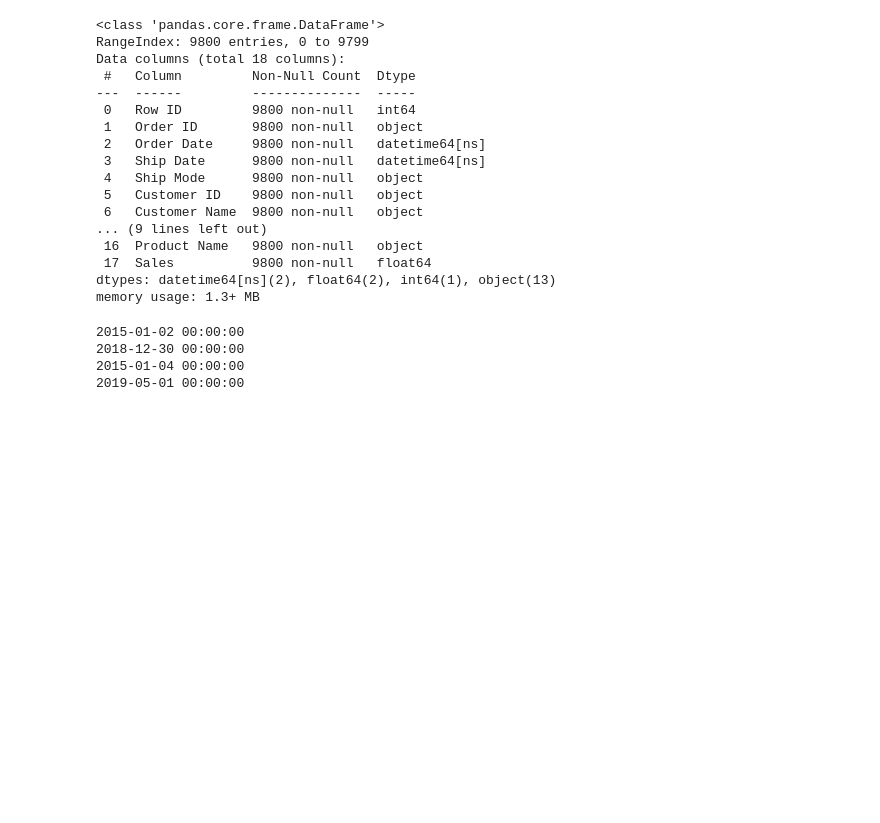
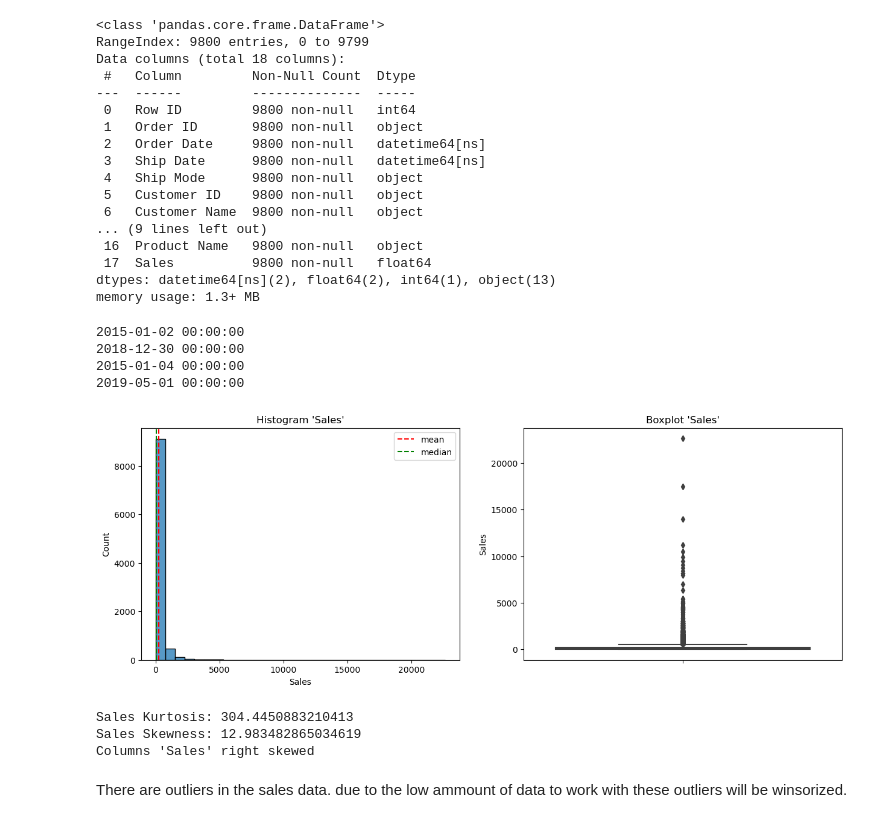
Before and after one commit to FerryMS/Sales_Projection, a Jupyter notebook: SuperstoreAnalysis.ipynb, the cells around one changed output. Cells and saved outputs as stored; diff of their text form; code cells hidden in the pictures; blank space fills up the shorter version.

```diff
--- a/SuperstoreAnalysis.ipynb
+++ b/SuperstoreAnalysis.ipynb
@@ -110,3 +111,40 @@ print(df['Ship Date'].max())
 2018-12-30 00:00:00
 2015-01-04 00:00:00
 2019-05-01 00:00:00
+# %%
+# defining plot function
+def plot_dist(df, col):
+    fig, axes = plt.subplots(ncols = 2, figsize = (15, 5))
+
+    # histogram
+    sns.histplot(df[col],ax = axes[0], bins=30)
+    axes[0].set_title(f"Histogram '{col}'")
+    axes[0].axvline(df[col].mean(), color = 'red', linestyle = 'dashed', label = 'mean')
+    axes[0].axvline(df[col].median(), color = 'green', linestyle = 'dashed', label = 'median')
+    axes[0].legend()
+
+    # boxplot
+    sns.boxplot(y=df[col], ax =  axes[1])
+    axes[1].set_title(f"Boxplot '{col}'")
+
+    plt.show()
+
+    # skewness
+    print(df[col].name + ' Kurtosis: ' + str(df[col].kurt()))
+    print(df[col].name + ' Skewness: ' + str(df[col].skew()))
+    if -0.5 <= df[col].skew() <= 0.5:
+        print("Columns '{}' normal distribution".format(col))
+    elif df[col].skew() > 0.5:
+        print("Columns '{}' right skewed".format(col))
+    elif df[col].skew() < -0.5:
+        print("Columns '{}' left skewed".format(col))
+# %%
+# checking data distribution of sales
+plot_dist(df,'Sales')
+# %% [output]
+[figure, added]
+Sales Kurtosis: 304.4450883210413
+Sales Skewness: 12.983482865034619
+Columns 'Sales' right skewed
+# %% [markdown]
+There are outliers in the sales data. due to the low ammount of data to work with these outliers will be winsorized.
```
Also changed, not shown: parts of 7 cells of this notebook, 1 other file.
